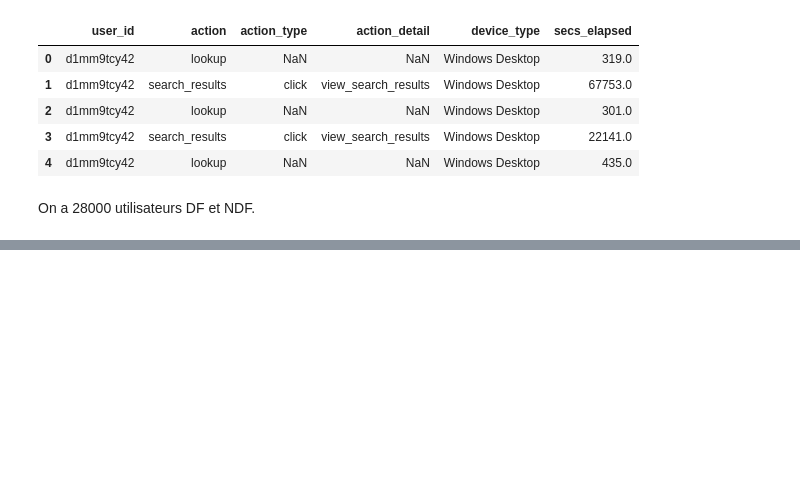
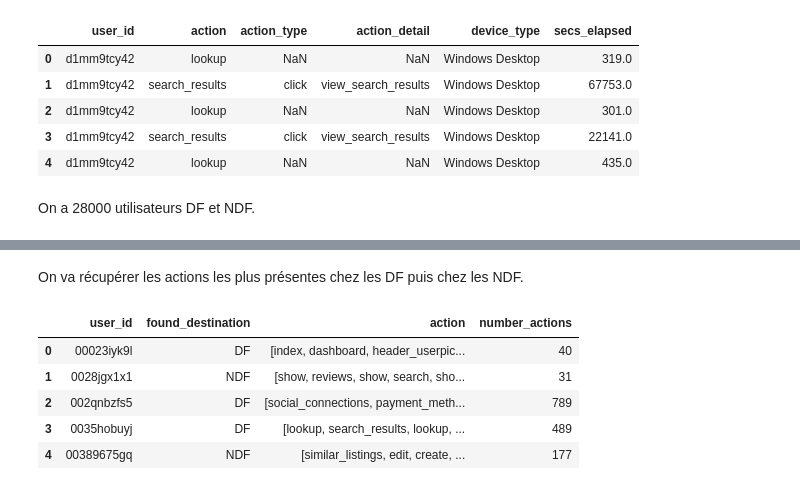
Before and after one commit to vesran/BookerGuess, a Jupyter notebook: _3_analyse_des_sessions.ipynb, the cells around one changed output, grey strips where cells are left out. Cells and saved outputs as stored; diff of their text form; code cells hidden in the pictures; blank space fills up the shorter version.

Commit message:
actions analysis

```diff
--- a/_3_analyse_des_sessions.ipynb
+++ b/_3_analyse_des_sessions.ipynb
@@ -58,0 +80,14 @@ Median DF : 329.62958333333336 h
+# %% [markdown]
+On va récupérer les actions les plus présentes chez les DF puis chez les NDF.
+# %%
+# Actions that are common among DF / NDF
+actions = sessions.groupby(['user_id', 'found_destination']).agg({'action': pd.Series.tolist}).reset_index()
+actions['number_actions'] = actions.apply(lambda r: r['action'].__len__(), axis=1)
+actions.head()
+# %% [output]
+|  | user_id | found_destination | action | number_actions |
+| 0 | 00023iyk9l | DF | [index, dashboard, header_userpic... | 40 |
+| 1 | 0028jgx1x1 | NDF | [show, reviews, show, search, sho... | 31 |
+| 2 | 002qnbzfs5 | DF | [social_connections, payment_meth... | 789 |
+| 3 | 0035hobuyj | DF | [lookup, search_results, lookup, ... | 489 |
+| 4 | 00389675gq | NDF | [similar_listings, edit, create, ... | 177 |
```
Also changed, not shown: parts of 10 cells of this notebook.
